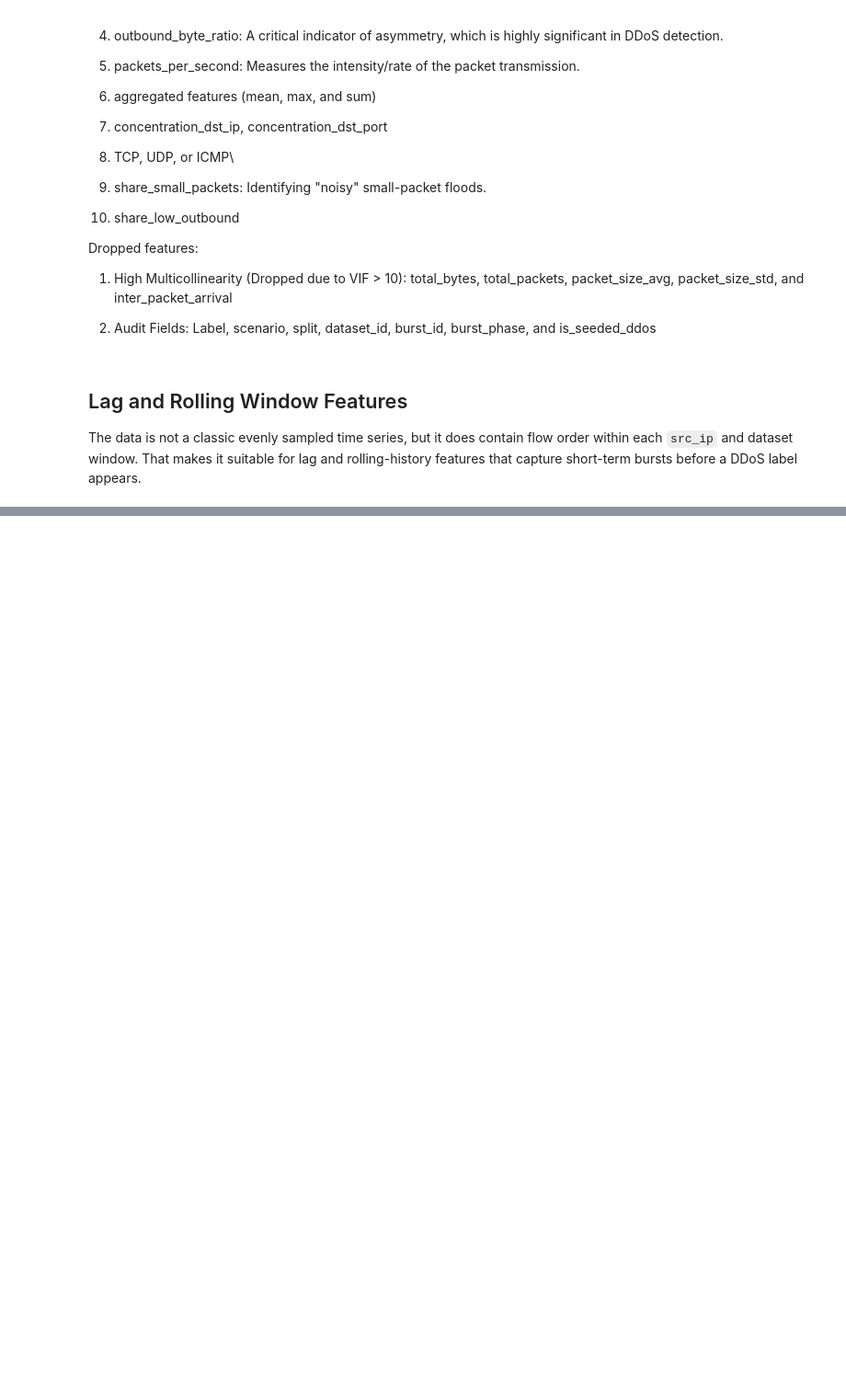
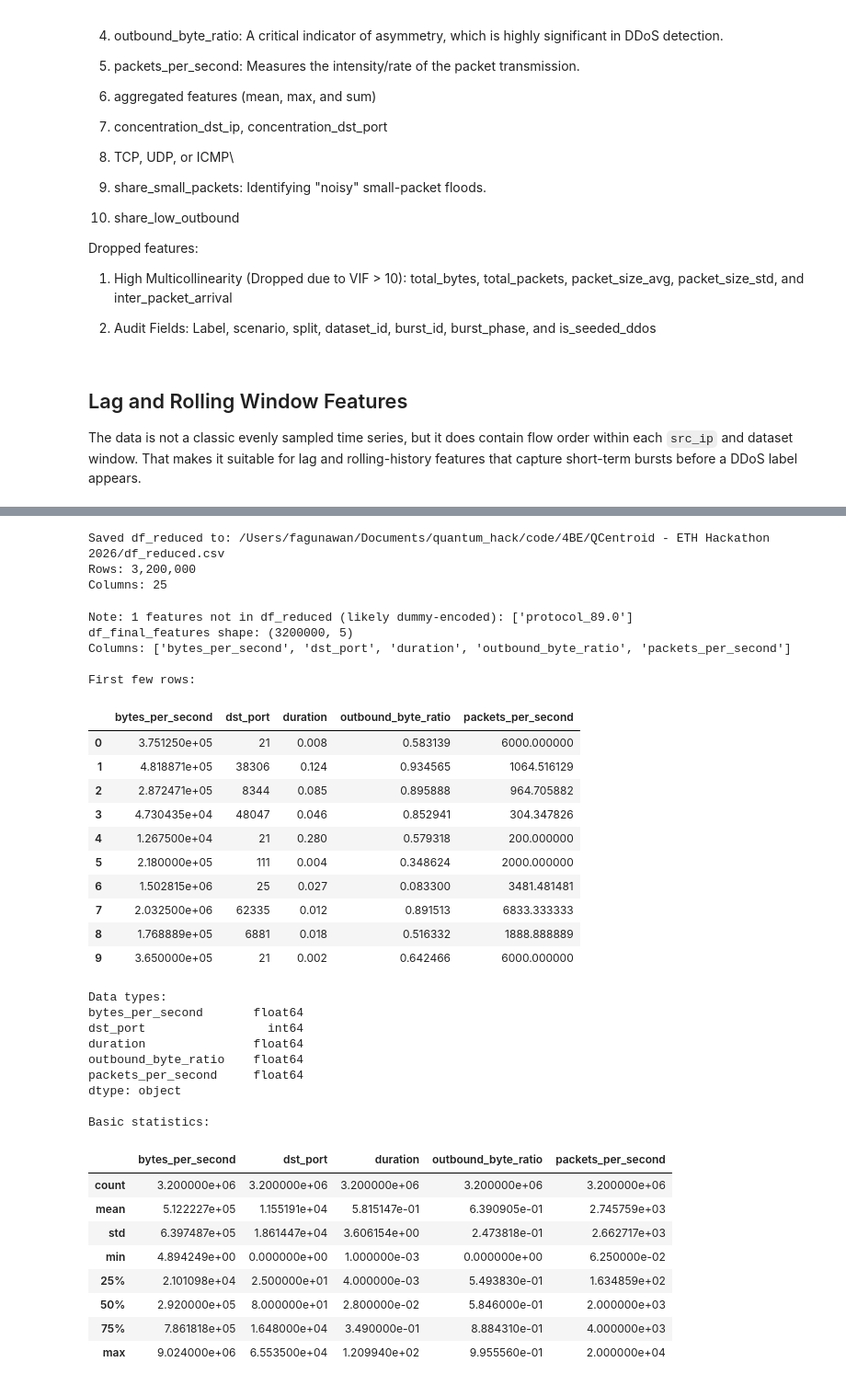
Before and after one commit to supermarine45/4BE, a Jupyter notebook: QCentroid - ETH Hackathon 2026/ols.ipynb, the cells around one changed output, grey strips where cells are left out. Shown at 92% size. Saved outputs shown, nothing was run; the diff lists cells and outputs as text; code cells hidden in the pictures; blank space fills up the shorter version.

```diff
--- a/QCentroid - ETH Hackathon 2026/ols.ipynb
+++ b/QCentroid - ETH Hackathon 2026/ols.ipynb
@@ -777,0 +775,68 @@ display(df_model_ready)
+# %%
+from pathlib import Path
+
+output_path = Path('/Users/fagunawan/Documents/quantum_hack/code/4BE/QCentroid - ETH Hackathon 2026/df_reduced.csv')
+df_reduced.to_csv(output_path, index=False)
+
+print(f'Saved df_reduced to: {output_path}')
+print(f'Rows: {len(df_reduced):,}')
+print(f'Columns: {len(df_reduced.columns):,}')
+# %% [output]
+Saved df_reduced to: /Users/fagunawan/Documents/quantum_hack/code/4BE/QCentroid - ETH Hackathon 2026/df_reduced.csv
+Rows: 3,200,000
+Columns: 25
+# %%
+# === EXPORT df_reduced WITH FINAL CANDIDATE FEATURES ===
+# Select only the final_candidate_features columns that exist in df_reduced
+# (some may be dummy-encoded from X_clean)
+available_final_features = [col for col in final_candidate_features if col in df_reduced.columns]
+missing_final_features = [col for col in final_candidate_features if col not in df_reduced.columns]
+
+if missing_final_features:
+    print(f'Note: {len(missing_final_features)} features not in df_reduced (likely dummy-encoded): {missing_final_features[:5]}')
+
+df_final_features = df_reduced[available_final_features].copy()
+
+print(f'df_final_features shape: {df_final_features.shape}')
+print(f'Columns: {list(df_final_features.columns)}')
+print(f'\nFirst few rows:')
+display(df_final_features.head(10))
+print(f'\nData types:')
+print(df_final_features.dtypes)
+print(f'\nBasic statistics:')
+display(df_final_features.describe())
+# %% [output]
+Note: 1 features not in df_reduced (likely dummy-encoded): ['protocol_89.0']
+df_final_features shape: (3200000, 5)
+Columns: ['bytes_per_second', 'dst_port', 'duration', 'outbound_byte_ratio', 'packets_per_second']
+
+First few rows:
+|  | bytes_per_second | dst_port | duration | outbound_byte_ratio | packets_per_second |
+| 0 | 3.751250e+05 | 21 | 0.008 | 0.583139 | 6000.000000 |
+| 1 | 4.818871e+05 | 38306 | 0.124 | 0.934565 | 1064.516129 |
+| 2 | 2.872471e+05 | 8344 | 0.085 | 0.895888 | 964.705882 |
+| 3 | 4.730435e+04 | 48047 | 0.046 | 0.852941 | 304.347826 |
+| 4 | 1.267500e+04 | 21 | 0.280 | 0.579318 | 200.000000 |
+| 5 | 2.180000e+05 | 111 | 0.004 | 0.348624 | 2000.000000 |
+| 6 | 1.502815e+06 | 25 | 0.027 | 0.083300 | 3481.481481 |
+| 7 | 2.032500e+06 | 62335 | 0.012 | 0.891513 | 6833.333333 |
+| 8 | 1.768889e+05 | 6881 | 0.018 | 0.516332 | 1888.888889 |
+| 9 | 3.650000e+05 | 21 | 0.002 | 0.642466 | 6000.000000 |
+Data types:
+bytes_per_second       float64
+dst_port                 int64
+duration               float64
+outbound_byte_ratio    float64
+packets_per_second     float64
+dtype: object
+
+Basic statistics:
+|  | bytes_per_second | dst_port | duration | outbound_byte_ratio | packets_per_second |
+| count | 3.200000e+06 | 3.200000e+06 | 3.200000e+06 | 3.200000e+06 | 3.200000e+06 |
+| mean | 5.122227e+05 | 1.155191e+04 | 5.815147e-01 | 6.390905e-01 | 2.745759e+03 |
+| std | 6.397487e+05 | 1.861447e+04 | 3.606154e+00 | 2.473818e-01 | 2.662717e+03 |
+| min | 4.894249e+00 | 0.000000e+00 | 1.000000e-03 | 0.000000e+00 | 6.250000e-02 |
+| 25% | 2.101098e+04 | 2.500000e+01 | 4.000000e-03 | 5.493830e-01 | 1.634859e+02 |
+| 50% | 2.920000e+05 | 8.000000e+01 | 2.800000e-02 | 5.846000e-01 | 2.000000e+03 |
+| 75% | 7.861818e+05 | 1.648000e+04 | 3.490000e-01 | 8.884310e-01 | 4.000000e+03 |
+| max | 9.024000e+06 | 6.553500e+04 | 1.209940e+02 | 9.955560e-01 | 2.000000e+04 |
```
Also changed, not shown: parts of 15 cells of this notebook, 3 other files.
